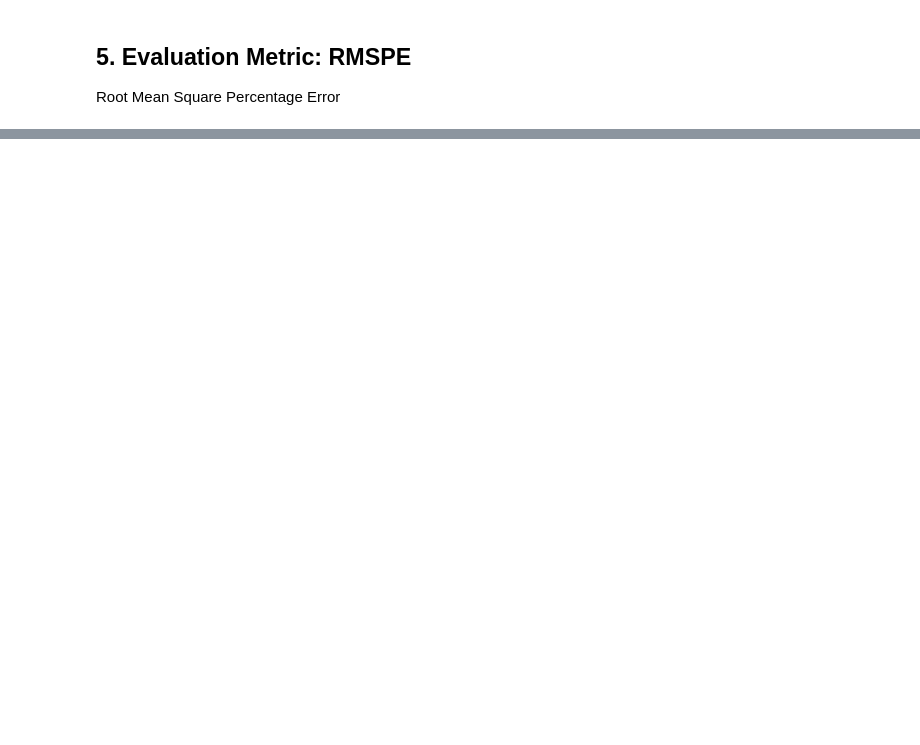
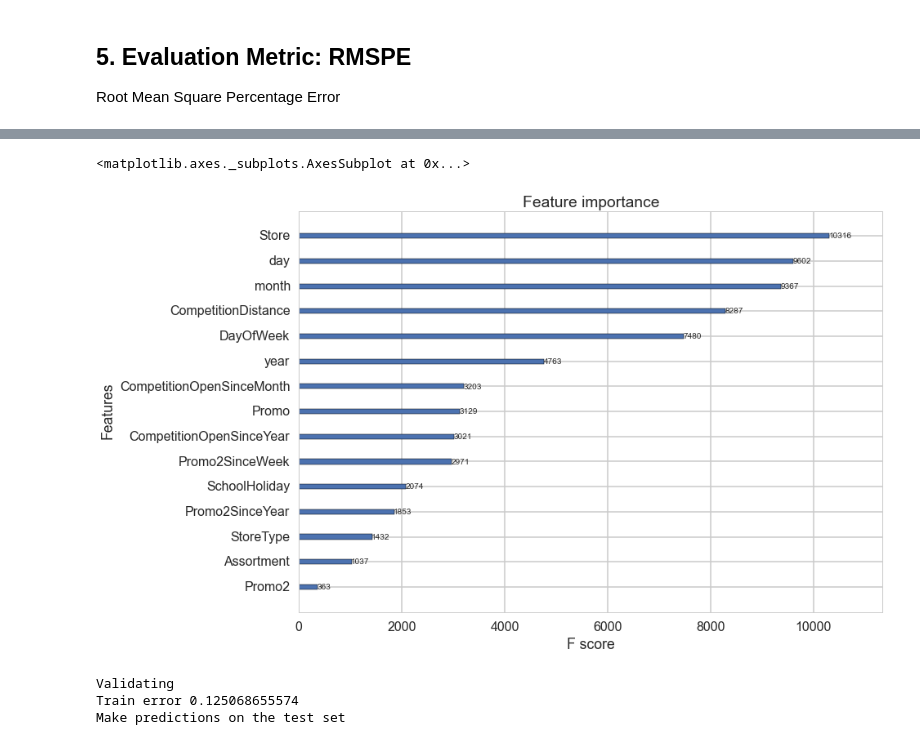
Before and after one commit to jckhang/rossman_store, a Jupyter notebook: script/ADS_foundation_project.ipynb, the cells around one changed output, grey strips where cells are left out. Cells and saved outputs as stored; diff of their text form; code cells hidden in the pictures; blank space fills up the shorter version.

```diff
--- a/script/ADS_foundation_project.ipynb
+++ b/script/ADS_foundation_project.ipynb
@@ -341,0 +329,23 @@ Make predictions on the test set
+# %%
+xgb.plot_importance(gbm)
+# %% [output]
+<matplotlib.axes._subplots.AxesSubplot at 0x...>
+[figure, added]
+# %%
+print("Validating")
+train_probs = gbm.predict(xgb.DMatrix(X_test[features]))
+indices = train_probs < 0
+train_probs[indices] = 0
+error = rmspe(np.exp(train_probs) - 1, X_test['Sales'].values)
+print('Train error', error)
+
+print("Make predictions on the test set")
+test_probs = gbm.predict(xgb.DMatrix(test[features]))
+indices = test_probs < 0
+test_probs[indices] = 0
+submission = pd.DataFrame({"Id": test["Id"], "Sales": np.exp(test_probs) - 1})
+submission.to_csv("../submissions/xgboost_kscript_submission.csv", index=False)
+# %% [output]
+Validating
+Train error 0.125068655574
+Make predictions on the test set
```
Also changed, not shown: parts of 8 cells of this notebook, 4 other files.
